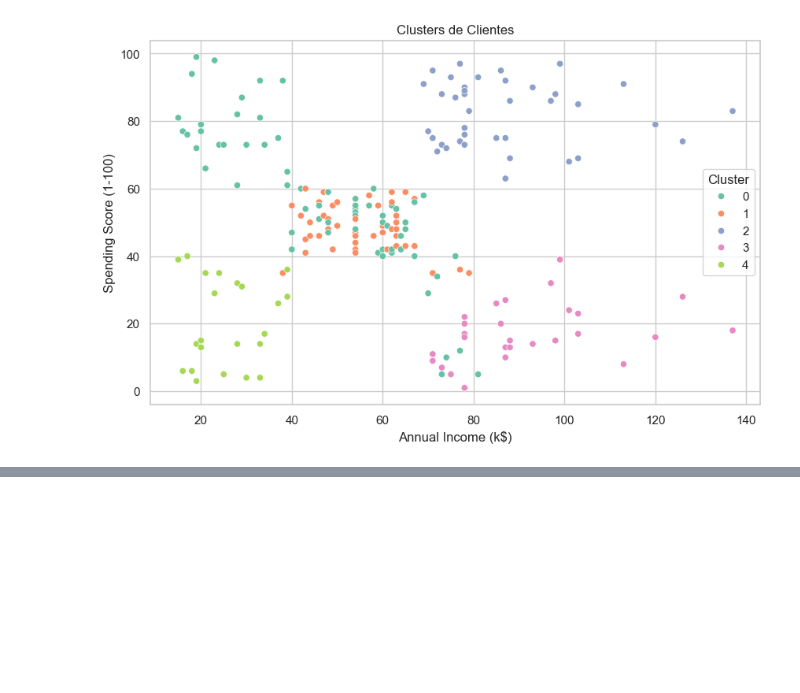
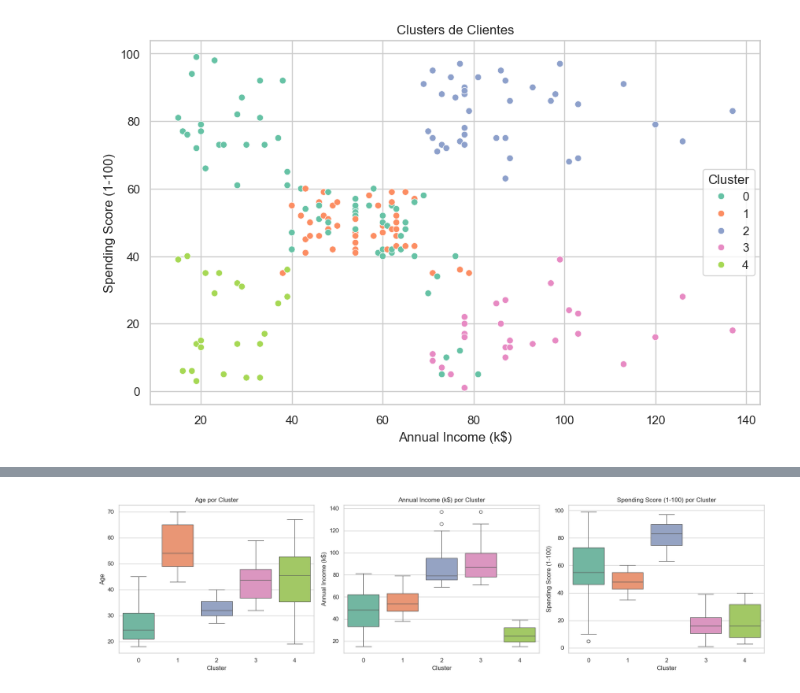
Before and after one commit to brayanpp/mall, a Jupyter notebook: Hierarchical.ipynb, the cells around one changed output, grey strips where cells are left out. Saved outputs shown, nothing was run; the diff lists cells and outputs as text; code cells hidden in the pictures; blank space fills up the shorter version.

Commit message:
se agregan boxplot

```diff
--- a/Hierarchical.ipynb
+++ b/Hierarchical.ipynb
@@ -98,0 +121,16 @@ plt.show()
+# %%
+features = ['Age', 'Annual Income (k$)', 'Spending Score (1-100)']
+
+fig, axes = plt.subplots(1, len(features), figsize=(6 * len(features), 5))
+
+for i, feature in enumerate(features):
+    sns.boxplot(x='Cluster', y=feature, data=df_clean, ax=axes[i],
+                hue='Cluster', palette='Set2', legend=False)
+    axes[i].set_title(f"{feature} por Cluster")
+    axes[i].set_xlabel("Cluster")
+    axes[i].set_ylabel(feature)
+
+plt.tight_layout()
+plt.show()
+# %% [output]
+[figure, added]
```
Also changed, not shown: parts of 2 cells of this notebook.
